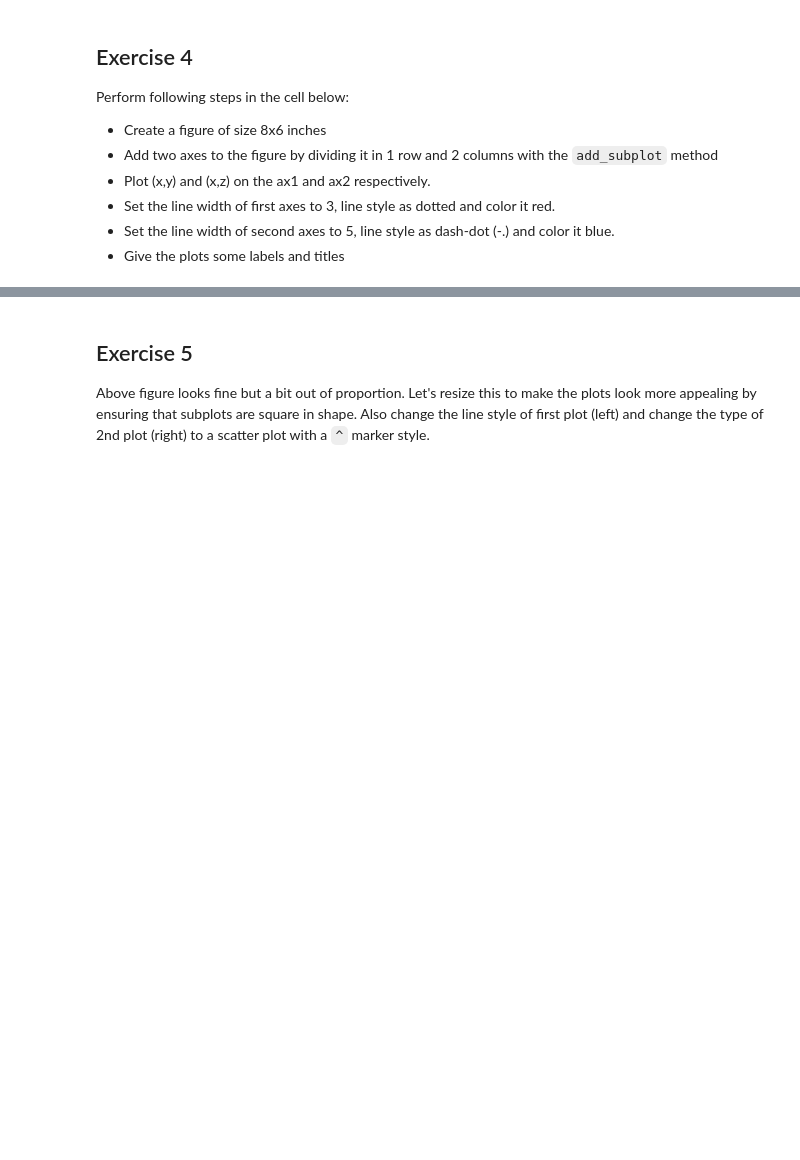
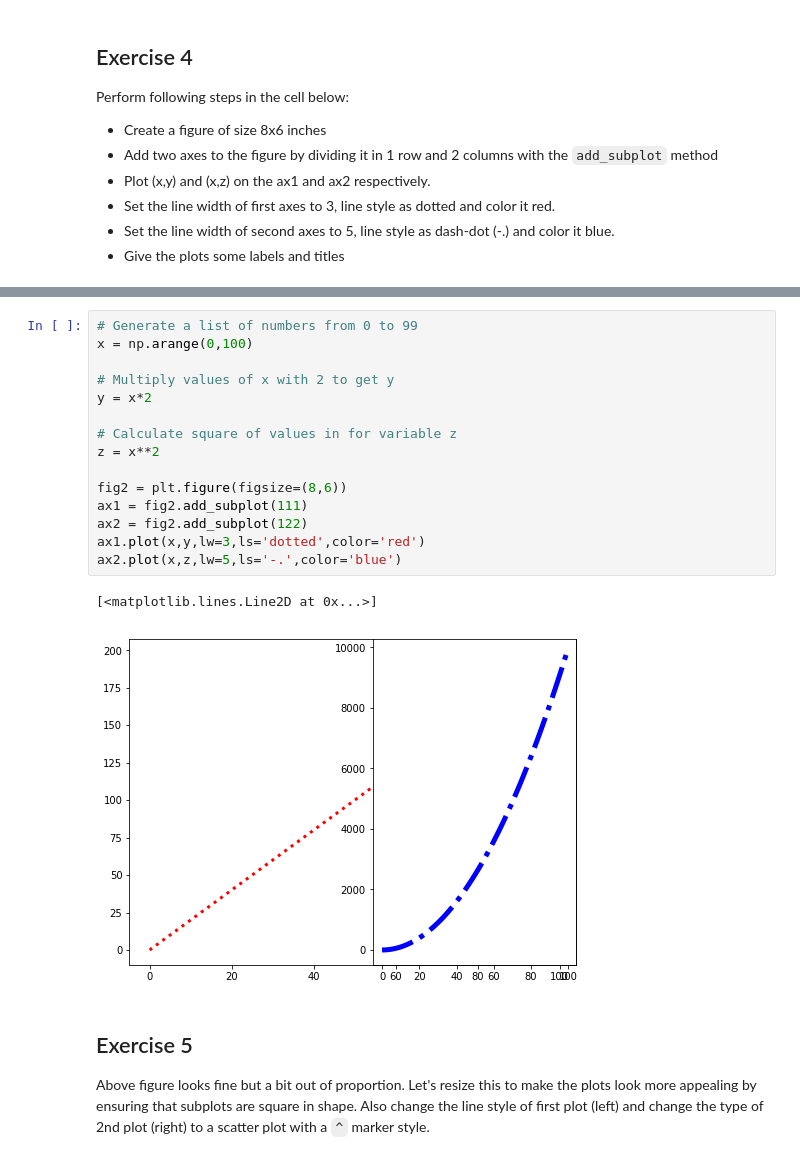
Before and after one commit to climatebrad/dsc-more-practice-with-matplotlib-lab-dc-ds-100719, a Jupyter notebook: index-brad.ipynb, the cells around one changed output, grey strips where cells are left out. Saved outputs shown, nothing was run; the diff lists cells and outputs as text; blank space fills up the shorter version.

```diff
--- a/index-brad.ipynb
+++ b/index-brad.ipynb
@@ -125,3 +122,21 @@ Perform following steps in the cell below:
+# %%
+# Generate a list of numbers from 0 to 99
+x = np.arange(0,100)
+
+# Multiply values of x with 2 to get y
+y = x*2
+
+# Calculate square of values in for variable z
+z = x**2
+
+fig2 = plt.figure(figsize=(8,6))
+ax1 = fig2.add_subplot(111)
+ax2 = fig2.add_subplot(122)
+ax1.plot(x,y,lw=3,ls='dotted',color='red')
+ax2.plot(x,z,lw=5,ls='-.',color='blue')
+# %% [output]
+[<matplotlib.lines.Line2D at 0x...>]
+[figure, added]
 # %% [markdown]
 ## Exercise 5
 
```
Also changed, not shown: parts of 1 cell of this notebook.
